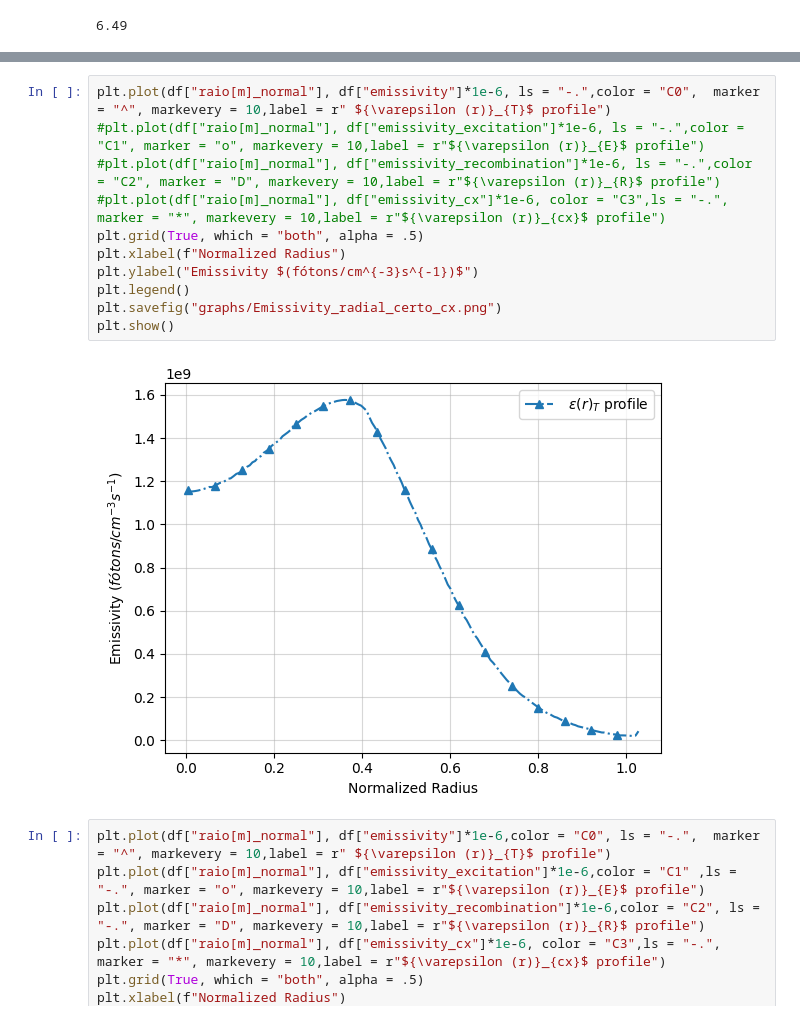
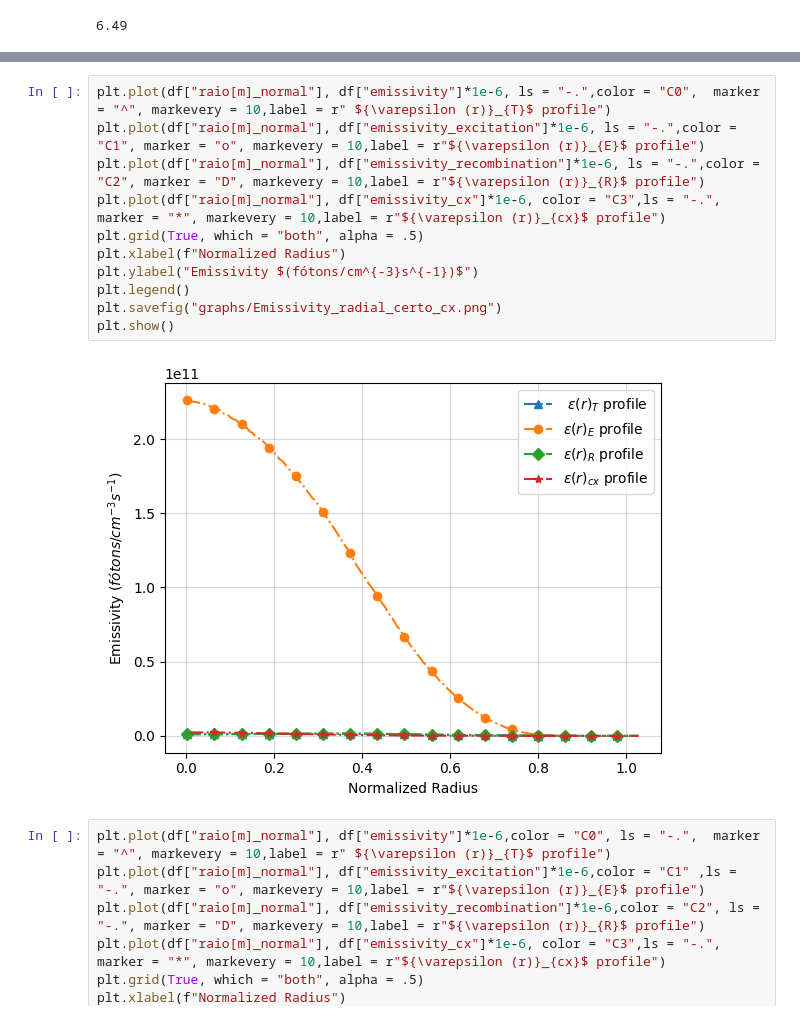
Before and after one commit to willwenner/doc_codes, a Jupyter notebook: Notebooks/Aparent Velocities (W 1-2)/Emissivity Profile TCABR/emissivity_profiles.ipynb, the cells around one changed output, grey strips where cells are left out. Cells and saved outputs as stored; diff of their text form.

```diff
--- a/Notebooks/Aparent Velocities (W 1-2)/Emissivity Profile TCABR/emissivity_profiles.ipynb
+++ b/Notebooks/Aparent Velocities (W 1-2)/Emissivity Profile TCABR/emissivity_profiles.ipynb
@@ -574,16 +574,16 @@ plt.show()
 # %%
 plt.plot(df["raio[m]_normal"], df["emissivity"]*1e-6, ls = "-.",color = "C0",  marker = "^", markevery = 10,label = r" ${\varepsilon (r)}_{T}$ profile")
-#plt.plot(df["raio[m]_normal"], df["emissivity_excitation"]*1e-6, ls = "-.",color = "C1", marker = "o", markevery = 10,label = r"${\varepsilon (r)}_{E}$ profile")
-#plt.plot(df["raio[m]_normal"], df["emissivity_recombination"]*1e-6, ls = "-.",color = "C2", marker = "D", markevery = 10,label = r"${\varepsilon (r)}_{R}$ profile")
-#plt.plot(df["raio[m]_normal"], df["emissivity_cx"]*1e-6, color = "C3",ls = "-.", marker = "*", markevery = 10,label = r"${\varepsilon (r)}_{cx}$ profile")
+plt.plot(df["raio[m]_normal"], df["emissivity_excitation"]*1e-6, ls = "-.",color = "C1", marker = "o", markevery = 10,label = r"${\varepsilon (r)}_{E}$ profile")
+plt.plot(df["raio[m]_normal"], df["emissivity_recombination"]*1e-6, ls = "-.",color = "C2", marker = "D", markevery = 10,label = r"${\varepsilon (r)}_{R}$ profile")
+plt.plot(df["raio[m]_normal"], df["emissivity_cx"]*1e-6, color = "C3",ls = "-.", marker = "*", markevery = 10,label = r"${\varepsilon (r)}_{cx}$ profile")
 plt.grid(True, which = "both", alpha = .5)
 plt.xlabel(f"Normalized Radius")
 plt.ylabel("Emissivity $(fótons/cm^{-3}s^{-1})$")
 plt.legend()
 plt.savefig("graphs/Emissivity_radial_certo_cx.png")
 plt.show()
 # %% [output]
-[figure, old version]
+[figure, new version]
 # %%
 plt.plot(df["raio[m]_normal"], df["emissivity"]*1e-6,color = "C0", ls = "-.",  marker = "^", markevery = 10,label = r" ${\varepsilon (r)}_{T}$ profile")
 plt.plot(df["raio[m]_normal"], df["emissivity_excitation"]*1e-6,color = "C1" ,ls = "-.", marker = "o", markevery = 10,label = r"${\varepsilon (r)}_{E}$ profile")
```
Also changed, not shown: parts of 2 cells of this notebook, 2 other files.
